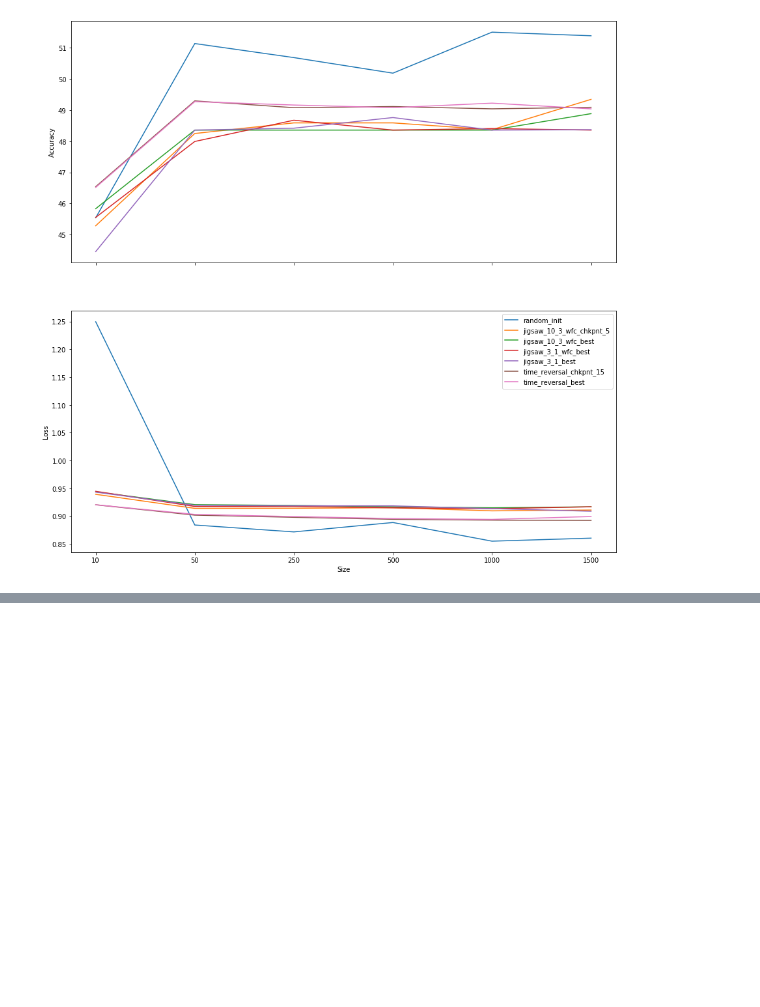
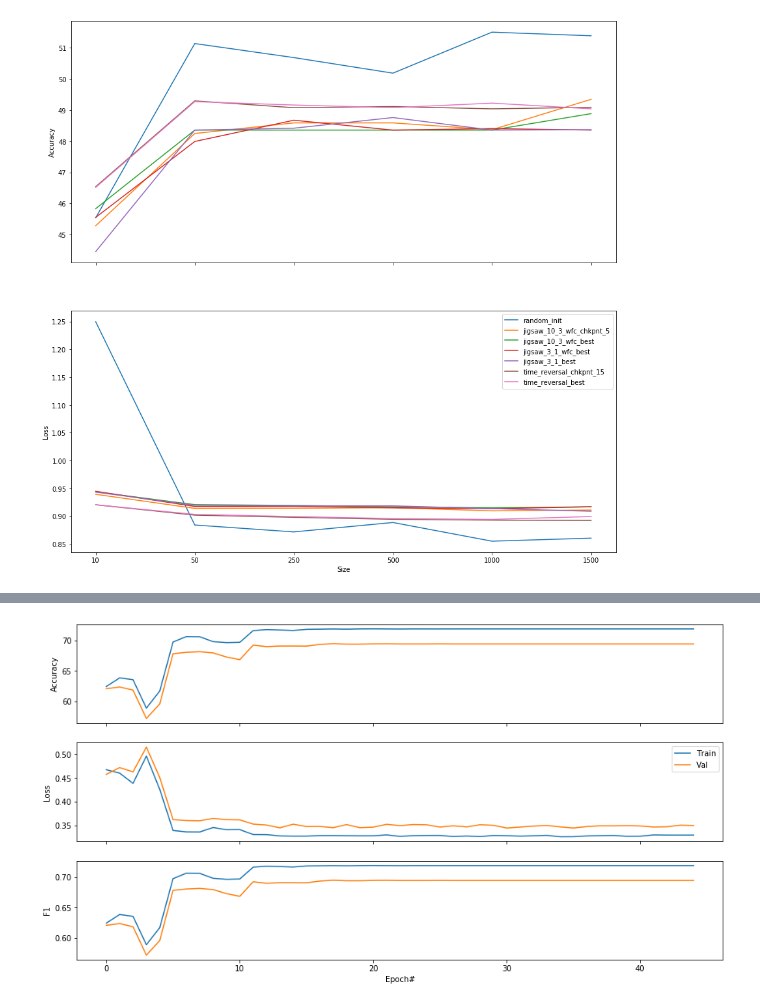
Before and after one commit to abvnithish/self_supervised_machine_listening, a Jupyter notebook: code/Downstream/frozen/downstream_frozen.ipynb, the cells around one changed output, grey strips where cells are left out. Drawn from its saved outputs; the diff is of its cells as text; code cells hidden in the pictures; blank space fills up the shorter version.

```diff
--- a/code/Downstream/frozen/downstream_frozen.ipynb
+++ b/code/Downstream/frozen/downstream_frozen.ipynb
@@ -670,23 +701,28 @@ plt.show()
 # %% [output]
 [figure]
 # %%
-r1 = re.compile('conv_layers')
+r3 = re.compile('fc')
 
 def run_resnet(model_state_dict, lr, num_epochs, model_suffix):
 
     # Prepare/load model
-    model = resnet18(num_class=2, fc=Identity())
+    model = resnet18
+    model.fc = Identity()
 
     if model_state_dict is not None:
         for key in list(model_state_dict.keys()):
-            cs = r1.search(key)
+            cs = r3.search(key)
             if cs is None:
+                model_state_dict[key[len('resnet.'):]] = model_state_dict[key]
                 del model_state_dict[key]
-#             elif cs.start() != 0:
-#                 model_state_dict[key[cs.start():]] = model_state_dict[key]
-#                 del model_state_dict[key]
-#             print(model, model.state_dict().keys())
+            elif cs.start() != 0:
+                del model_state_dict[key]
+#     print(model, model.state_dict().keys())
         model.load_state_dict(model_state_dict)
+
+    for m in model.modules():
+            if isinstance(m, nn.Conv2d):
+                    nn.init.kaiming_normal_(m.weight, a=0, mode='fan_in', nonlinearity='relu')
 
     for param in model.parameters():
             param.requires_grad = False
@@ -696,19 +732,26 @@ def run_resnet(model_state_dict, lr, num_epochs, model_suffix):
     model.to(device)
 
     # Train
-    optimizer = torch.optim.Adam([param for param in model.parameters() if param.requires_grad == True], lr=0.01, weight_decay = 0.01)
+    optimizer = torch.optim.Adam([param for param in model.parameters() if param.requires_grad == True], lr=lr, weight_decay = 0.01)
     scheduler = torch.optim.lr_scheduler.ReduceLROnPlateau(optimizer, mode='max', factor=0.1, patience=2, verbose=True, \
                                                            threshold=0.03, threshold_mode='abs', cooldown=0, min_lr=0, eps=1e-08)
-    train_acc_list, train_loss_list, val_acc_list, val_loss_list, best_model_state_dict = train_model(Train_loader, Val_loader, \
-                                                                                                      model, optimizer, scheduler, num_epochs)
+    train_acc_list, train_loss_list, train_f1_list, best_train_class_wise_results, best_train_prt, \
+                val_acc_list, val_loss_list, val_f1_list, best_val_class_wise_results, best_val_prt, best_model_state_dict = \
+       train_model(Train_loader, Val_loader, model, optimizer, scheduler, num_epochs)
 
-    file_path = '/home/jk6373/self_supervised_machine_listening/code/downstream/model/complete_dataset/'
+    file_path = '/home/jk6373/self_supervised_machine_listening/code/downstream/frozen/model/complete_dataset/'
     file_name = 'downstream_frozen_' + model_suffix
     torch.save({
         'train_acc_list': train_acc_list,
         'train_loss_list': train_loss_list,
+        'train_f1_list': train_f1_list,
+        'train_class_wise_results': best_train_class_wise_results,
+        'train_prt': best_train_prt,
         'val_acc_list': val_acc_list,
         'val_loss_list': val_loss_list,
+        'val_f1_list': train_f1_list,
+        'val_class_wise_results': best_val_class_wise_results,
+        'val_prt': best_val_prt,
         'model_state_dict': best_model_state_dict
         }, file_path+file_name)
 
@@ -735,7 +778,7 @@ def run_resnet(model_state_dict, lr, num_epochs, model_suffix):
 #     key_list = list(results.keys())
 #     values = np.array(list(results.values()))
 
-    fig, ax = plt.subplots(nrows = 2, ncols = 1, figsize = (15, 8), sharex=True)
+    fig, ax = plt.subplots(nrows = 3, ncols = 1, figsize = (15, 15), sharex=True)
 
     ax[0].plot(train_acc_list, label='Train')
     ax[0].plot(val_acc_list, label='Val')
@@ -743,17 +786,20 @@ def run_resnet(model_state_dict, lr, num_epochs, model_suffix):
     ax[1].plot(train_loss_list, label='Train')
     ax[1].plot(val_loss_list, label='Val')
     ax[1].set_ylabel('Loss')
+    ax[2].plot(train_f1_list, label='Train')
+    ax[2].plot(val_f1_list, label='Val')
+    ax[2].set_ylabel('F1')
 
 #     ax[0].set_xticks(x)
 #     ax[0].set_xticklabels(key_list, rotation=30)
-    ax[1].set_xlabel('Epoch#')
+    ax[2].set_xlabel('Epoch#')
 #     ax[0].legend(loc='best')
     ax[1].legend(loc='best')
 
     plt.show()
 # %%
 # Jigsaw initialization - ResNet - 10/3
-model_state_dict = torch.load('/beegfs/sc6957/capstone/models/20191123/resnet_jigsaw_large_best_model.pth')['modelStateDict']
+model_state_dict = torch.load('/beegfs/sc6957/capstone/models/20191123/resnet_jigsaw_10_large_best_model.pth')['modelStateDict']
 
-run_resnet(model_state_dict=model_state_dict, lr=0.01, num_epochs=30, model_suffix='jigsaw_3_1_best')
+run_resnet(model_state_dict=model_state_dict, lr=0.01, num_epochs=45, model_suffix='jigsaw_10_3_resnet_best')
 # %% [output]
@@ -760,0 +823 @@ TypeError: forward() got an unexpected keyword argument 'num_classes'
+[figure, added]
```
Also changed, not shown: parts of 27 cells of this notebook, 17 other files.
